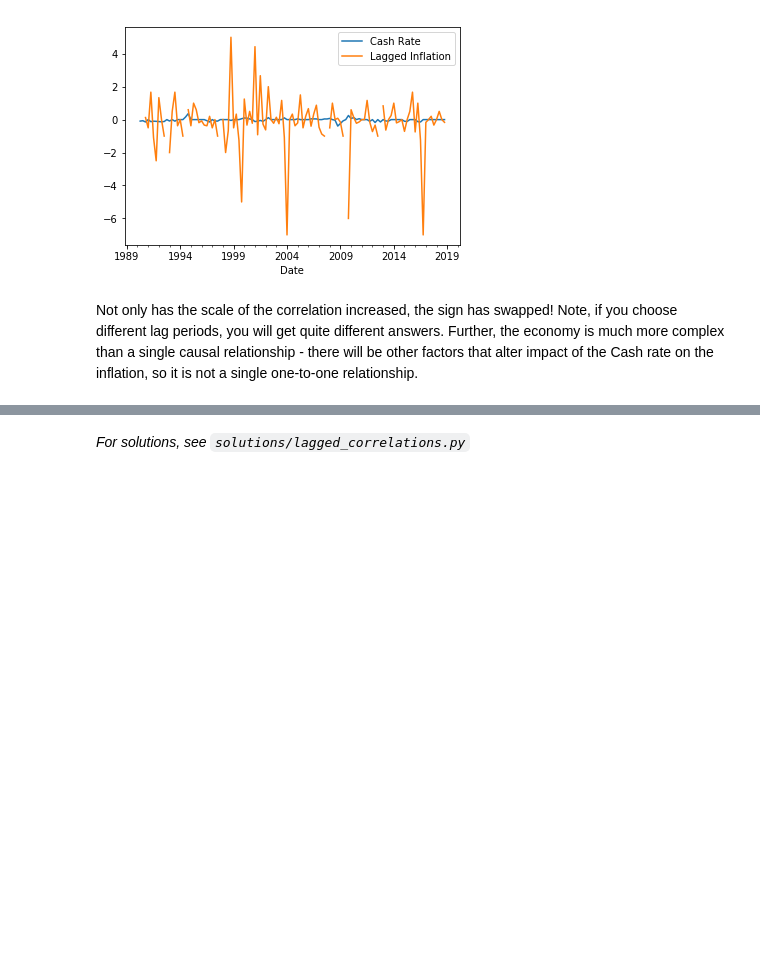
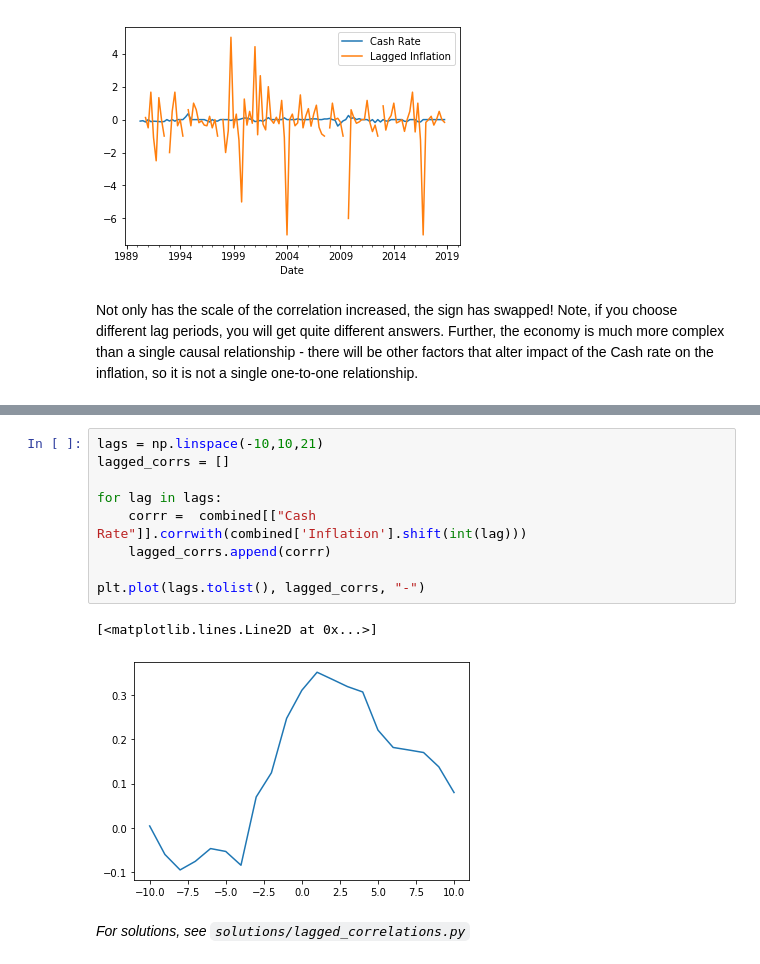
Before and after one commit to PythonCharmers/QuantFinance, a Jupyter notebook: notebooks/Module 1.2.3 - Cross Correlation.ipynb, the cells around one changed output, grey strips where cells are left out. Cells and saved outputs as stored; diff of their text form; blank space fills up the shorter version.

```diff
--- a/notebooks/Module 1.2.3 - Cross Correlation.ipynb
+++ b/notebooks/Module 1.2.3 - Cross Correlation.ipynb
@@ -117,6 +117,18 @@ Compute the following graph, which has the lag value as the x-axis, and the corr
 Note also that there is a spike in the -1 to -3 lag period - what does this mean?
 
 Note that when you pull down your data, your time period will differ to the one used to create this image. Therefore, your results will vary, slightly, from mine. If you are unsure of your solution, rerun the provided solution for an "up to date" plot.
+# %%
+lags = np.linspace(-10,10,21)
+lagged_corrs = []
+
+for lag in lags:
+    corrr =  combined[["Cash Rate"]].corrwith(combined['Inflation'].shift(int(lag)))
+    lagged_corrs.append(corrr)
+
+plt.plot(lags.tolist(), lagged_corrs, "-")
+# %% [output]
+[<matplotlib.lines.Line2D at 0x...>]
+[figure, added]
 # %% [markdown]
 *For solutions, see `solutions/lagged_correlations.py`*
 # %% [markdown]
```
Also changed, not shown: parts of 16 cells of this notebook.
